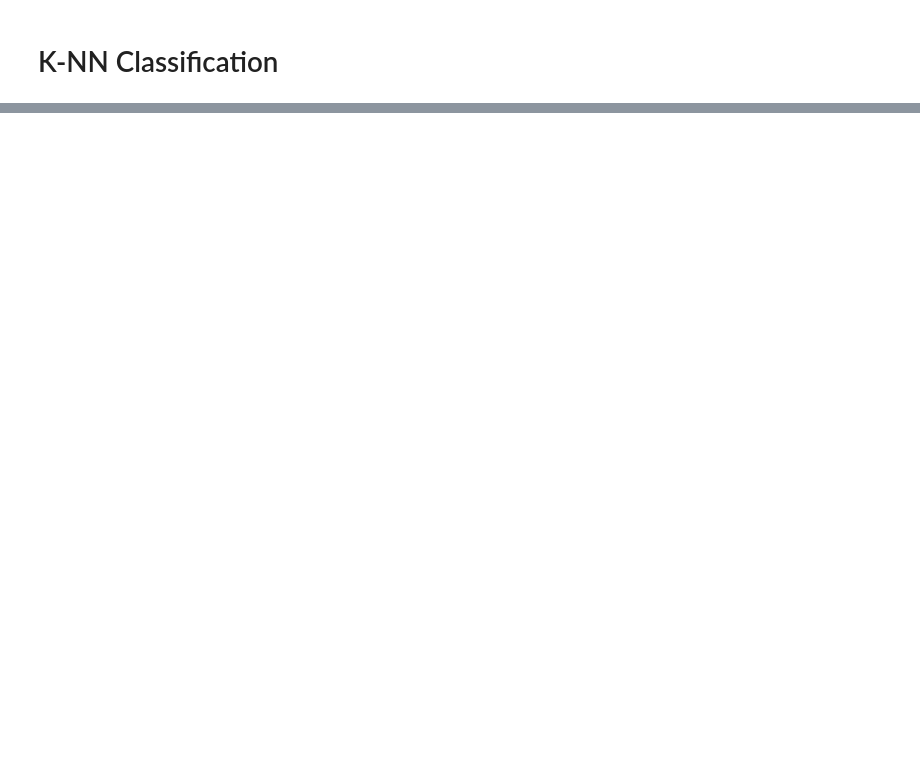
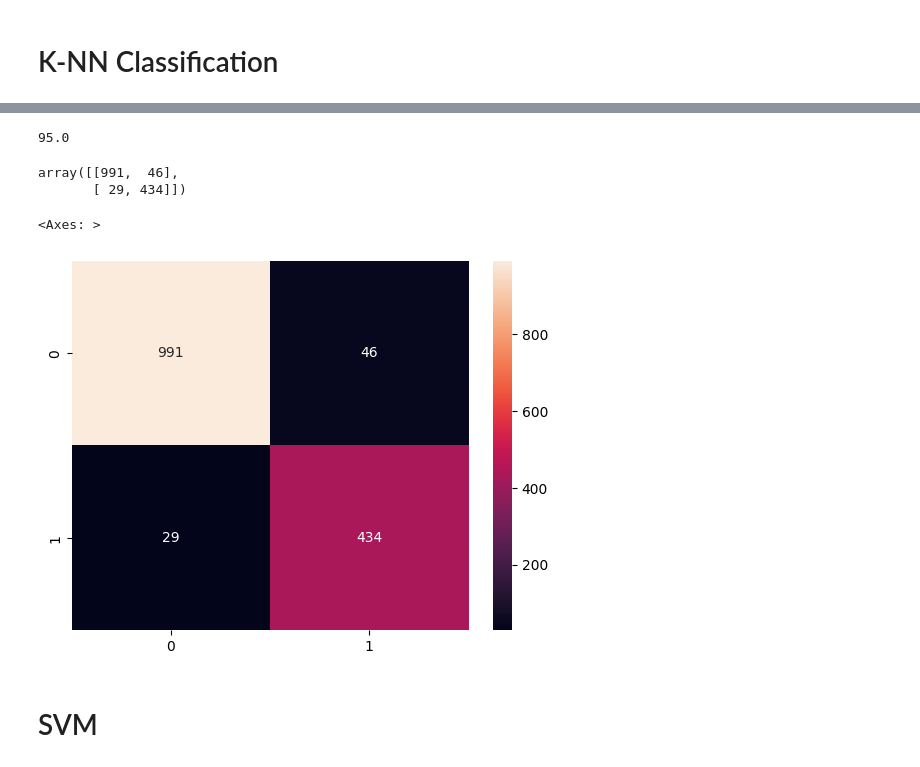
Before and after one commit to samarthya04/IIIT-A-internship, a Jupyter notebook: Heart_Failure_Prediction.ipynb, the cells around one changed output, grey strips where cells are left out. Drawn from its saved outputs; the diff is of its cells as text; code cells hidden in the pictures; blank space fills up the shorter version.

```diff
--- a/Heart_Failure_Prediction.ipynb
+++ b/Heart_Failure_Prediction.ipynb
@@ -165,2 +165,7 @@ sns.heatmap(confM, annot=True, fmt='d')
 # %% [markdown]
 # K-NN Classification
+# %%
+from sklearn.neighbors import KNeighborsClassifier
+
+knn = KNeighborsClassifier(n_neighbors=5)
+knn.fit(X_train, y_train)
@@ -166,0 +174,2 @@ sns.heatmap(confM, annot=True, fmt='d')
+# %%
+y_pred_4 = knn.predict(X_test)
@@ -166,0 +187,16 @@ sns.heatmap(confM, annot=True, fmt='d')
+# %%
+accuracy_score(y_test, y_pred_4)*100
+# %% [output]
+95.0
+# %%
+confusion_matrix(y_test, y_pred_4)
+# %% [output]
+array([[991,  46],
+       [ 29, 434]])
+# %%
+sns.heatmap(confusion_matrix(y_test, y_pred_4), annot=True, fmt='g')
+# %% [output]
+<Axes: >
+[figure, added]
+# %% [markdown]
+# SVM
```
Also changed, not shown: parts of 12 cells of this notebook.
